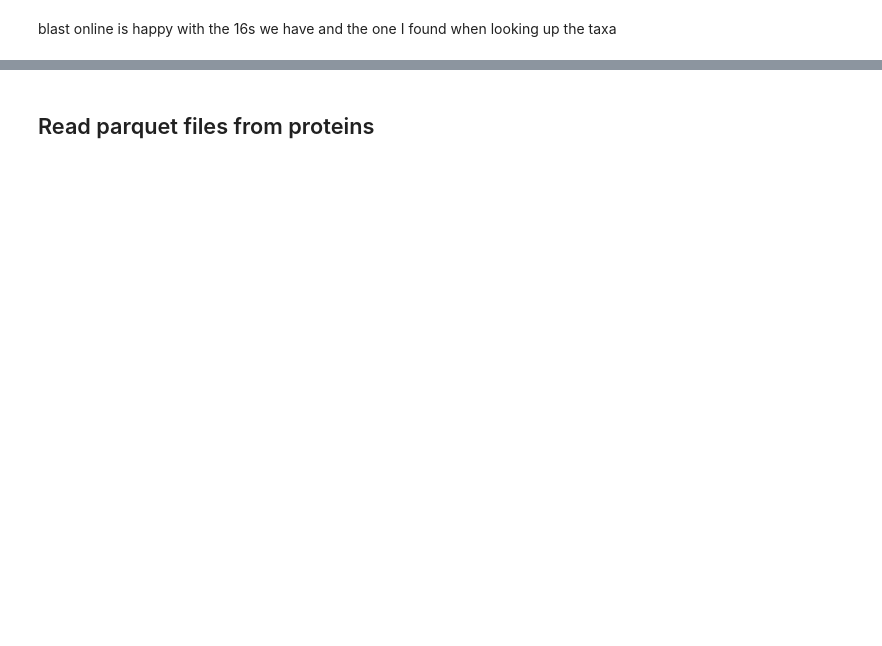
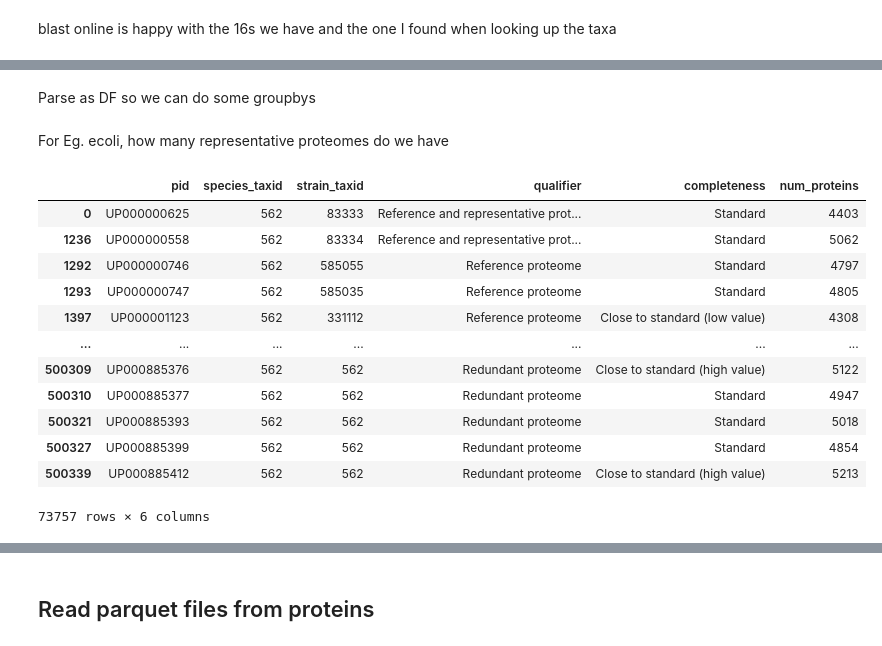
Before and after one commit to BeckResearchLab/learn2thermDB, a Jupyter notebook: notebooks/dev-ingestion.ipynb, the cells around one changed output, grey strips where cells are left out. Cells and saved outputs as stored; diff of their text form; code cells hidden in the pictures; blank space fills up the shorter version.

```diff
--- a/notebooks/dev-ingestion.ipynb
+++ b/notebooks/dev-ingestion.ipynb
@@ -400,0 +320,3 @@ dir(record)
+# %%
+proteomes = get_proteomes(record)
+proteomes
@@ -400,0 +340,5 @@ dir(record)
+# %%
+# load proteome file
+with gzip.open('./uniprot_proteoms.json.gz', 'rt') as f:
+    proteomes = json.load(f)
+proteomes = proteomes['results']
@@ -400,0 +363,44 @@ dir(record)
+# %% [markdown]
+Parse as DF so we can do some groupbys
+# %%
+def do_one_proteome(proteome):
+    try:
+        out = {}
+        out['pid'] = proteome['id']
+        try:
+            lowest_lineage = proteome['taxonLineage'][-1]
+            if lowest_lineage['rank'] == 'species':
+                out['species_taxid'] = lowest_lineage['taxonId']
+            else:
+                raise KeyError()
+        except KeyError:
+            out['species_taxid'] = proteome['taxonomy']['taxonId']
+
+        out['strain_taxid'] = proteome['taxonomy']['taxonId']
+        out['qualifier'] = proteome['proteomeType']
+        out['completeness'] = proteome['proteomeCompletenessReport']['cpdReport']['status']
+        out['num_proteins'] = sum([c['proteinCount'] for c in proteome['components']])
+    except:
+        pprint.pprint(proteome)
+        raise
+    return out
+# %%
+proteome_data = pd.DataFrame([do_one_proteome(p) for p in proteomes])
+# %% [markdown]
+For Eg. ecoli, how many representative proteomes do we have
+# %%
+proteome_data[proteome_data['species_taxid'] == 562]
+# %% [output]
+|  | pid | species_taxid | strain_taxid | qualifier | completeness | num_proteins |
+| 0 | UP000000625 | 562 | 83333 | Reference and representative prot... | Standard | 4403 |
+| 1236 | UP000000558 | 562 | 83334 | Reference and representative prot... | Standard | 5062 |
+| 1292 | UP000000746 | 562 | 585055 | Reference proteome | Standard | 4797 |
+| 1293 | UP000000747 | 562 | 585035 | Reference proteome | Standard | 4805 |
+| 1397 | UP000001123 | 562 | 331112 | Reference proteome | Close to standard (low value) | 4308 |
+| ... | ... | ... | ... | ... | ... | ... |
+| 500309 | UP000885376 | 562 | 562 | Redundant proteome | Close to standard (high value) | 5122 |
+| 500310 | UP000885377 | 562 | 562 | Redundant proteome | Standard | 4947 |
+| 500321 | UP000885393 | 562 | 562 | Redundant proteome | Standard | 5018 |
+| 500327 | UP000885399 | 562 | 562 | Redundant proteome | Standard | 4854 |
+| 500339 | UP000885412 | 562 | 562 | Redundant proteome | Close to standard (high value) | 5213 |
+73757 rows × 6 columns
```
Also changed, not shown: parts of 93 cells of this notebook.
